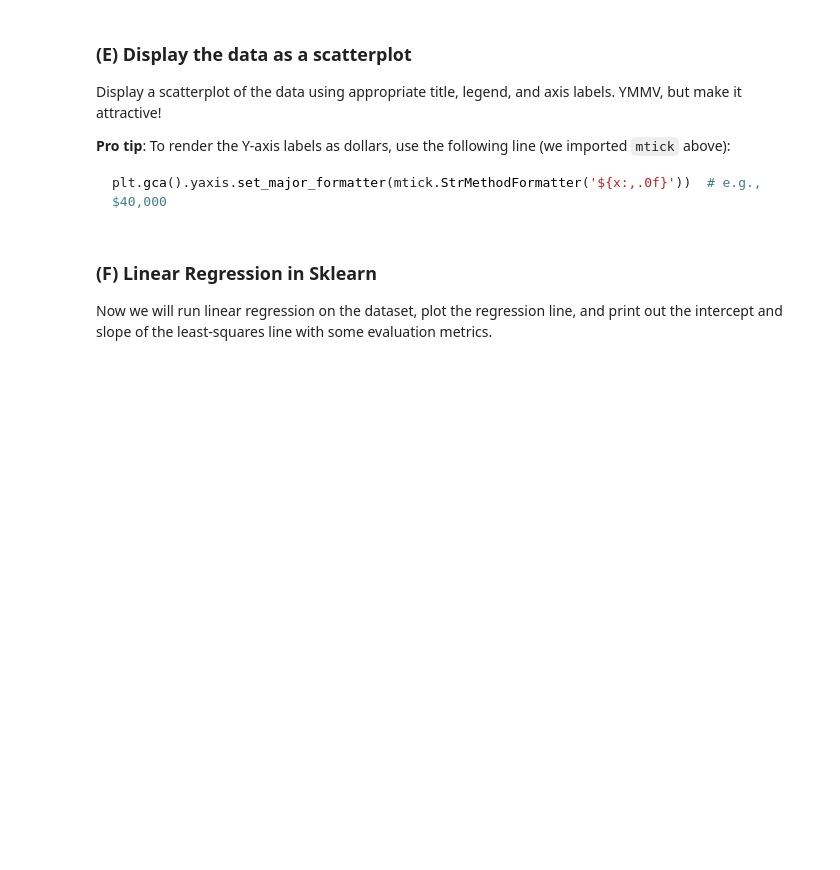
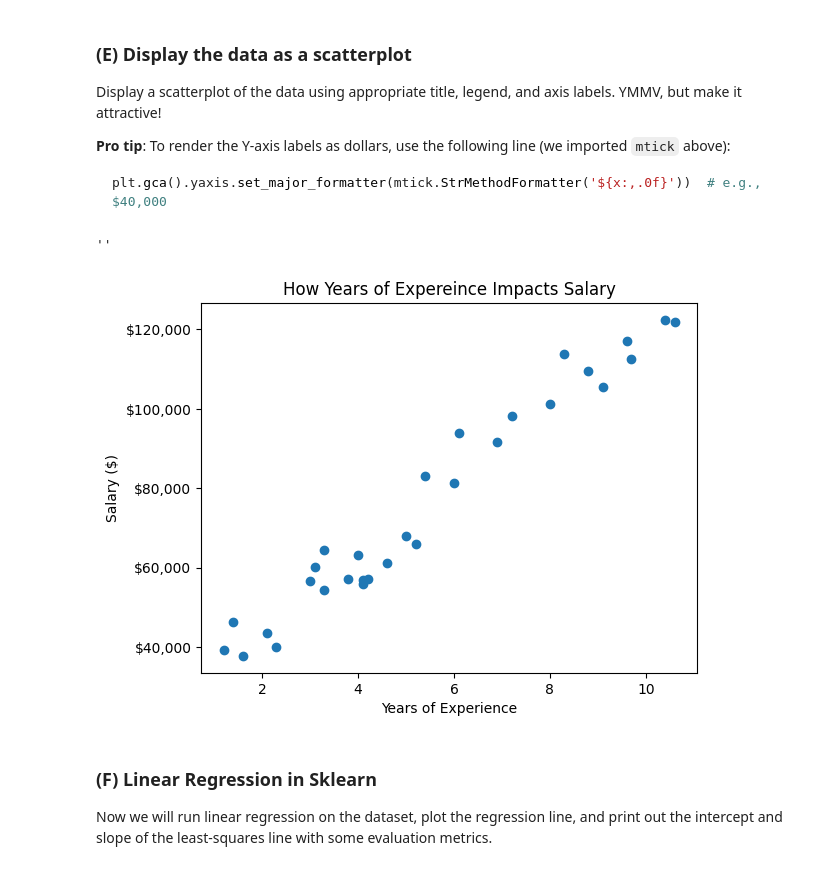
Before and after one commit to Haleymussary00/Module-3-Assignments, a Jupyter notebook: Homework_01.ipynb, the cells around one changed output. Drawn from its saved outputs; the diff is of its cells as text; code cells hidden in the pictures; blank space fills up the shorter version.

````diff
--- a/Homework_01.ipynb
+++ b/Homework_01.ipynb
@@ -235,7 +200,7 @@ There seems to be a problem, namely an extra column that is completely unnecesss
 1. Delete that column using appropriate Pandas code and assign the result to a new variable `salary_data`;
 2. Check to see all is well, by setting the variable `feature_names` to a **Python list** of the feature names in the new dataframe and then printing it (you might want to do this before and after, just to get the precise name of the column to remove). (Hint: if your value is in the form `Index(...)` then it is not a Python list.)
 # %%
-salary_data_raw.drop()
+salary_data = salary_data_raw.drop(columns=['Unnamed: 0'])
 # %%
 # Your code here (not graded)
 
@@ -290,6 +286,16 @@ plt.gca().yaxis.set_major_formatter(mtick.StrMethodFormatter('${x:,.0f}'))  # e.
 ```
 # %%
 # Your code here (not graded)
+
+plt.scatter(salary_data['YearsExperience'], salary_data['Salary'])
+plt.gca().yaxis.set_major_formatter(mtick.StrMethodFormatter('${x:,.0f}'))
+plt.title("How Years of Expereince Impacts Salary")
+plt.xlabel("Years of Experience")
+plt.ylabel("Salary ($)")
+;
+# %% [output]
+''
+[figure, added]
 # %% [markdown]
  ### (F) Linear Regression in Sklearn
 
````
Also changed, not shown: parts of 26 cells of this notebook.
